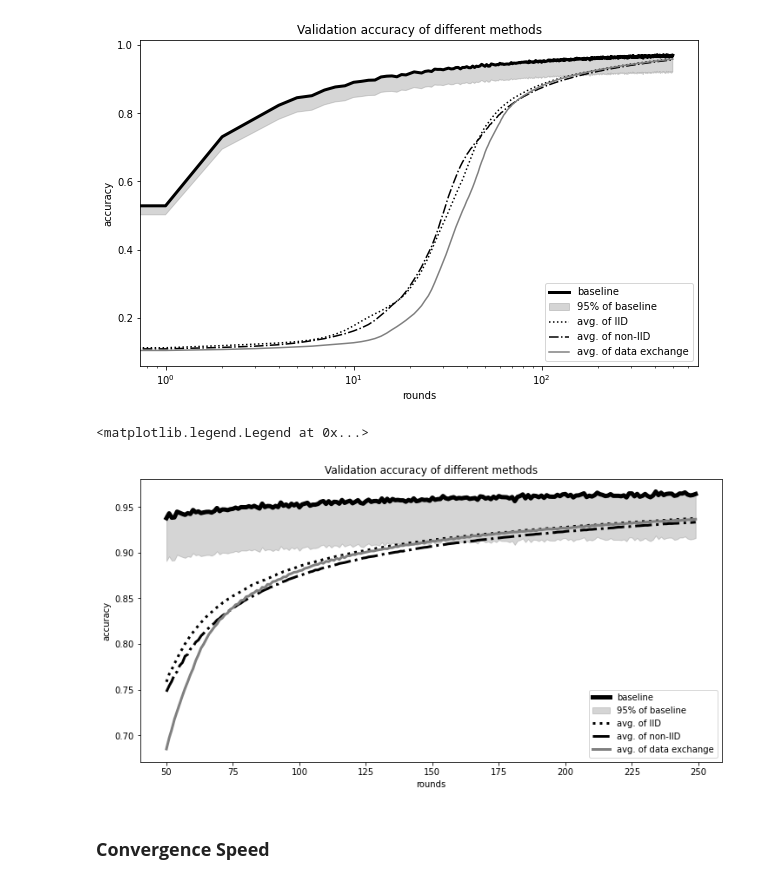
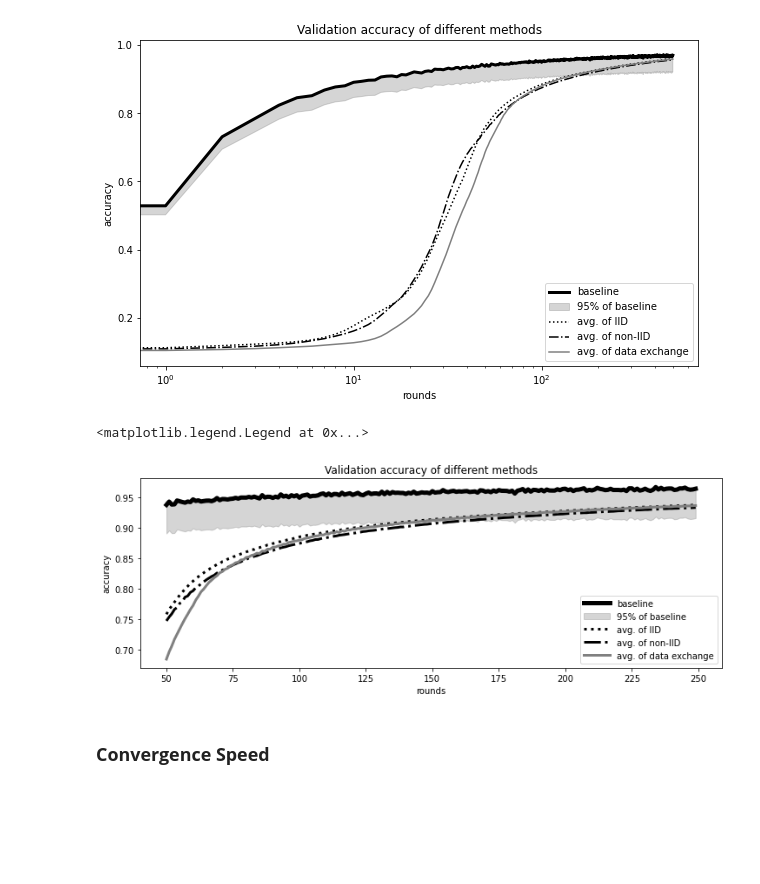
Before and after one commit to alelevente/FeLeSh, a Jupyter notebook: src/3_evaluation/learning_performance.ipynb, the cells around one changed output. Saved outputs shown, nothing was run; the diff lists cells and outputs as text; code cells hidden in the pictures; blank space fills up the shorter version.

Commit message:
visualization polishing

```diff
--- a/src/3_evaluation/learning_performance.ipynb
+++ b/src/3_evaluation/learning_performance.ipynb
@@ -228,22 +228,22 @@ Text(0.5, 1.0, 'Validation accuracy of different methods')
 # %%
 cmap = plt.get_cmap('Dark2')
 
-plt.figure(figsize=[12,6])
+plt.figure(figsize=[12,4])
 
 plt.plot(np.arange(50, 250), baseline[50:250], color="k", label="baseline", linewidth=5)
 plt.fill_between(range(50, 250), baseline[50:250]*.95, baseline[50:250], alpha=0.33, color="grey", label="95% of baseline")
 for i, meas in enumerate(fed_measurements):
     #plt.plot(np.arange(100, 500), glob_accuracies[meas][100:], label="avg. of %s"%fed_names[i], color=cmap(i), linewidth=3)
     plt.plot(np.arange(50, 250), glob_accuracies[meas][50:250], label="avg. of %s"%fed_names[i], color=fed_colors[i], linewidth=3, linestyle=fed_linestyle[i])
 
 plt.xlabel("rounds")
 #plt.xscale("log")
 plt.ylabel("accuracy")
 plt.title("Validation accuracy of different methods")
-plt.legend()
+plt.legend(handlelength=3)
 # %% [output]
 <matplotlib.legend.Legend at 0x...>
-[figure, old version]
+[figure, new version]
 # %% [markdown]
 ### **Convergence Speed**
 # %%
```
